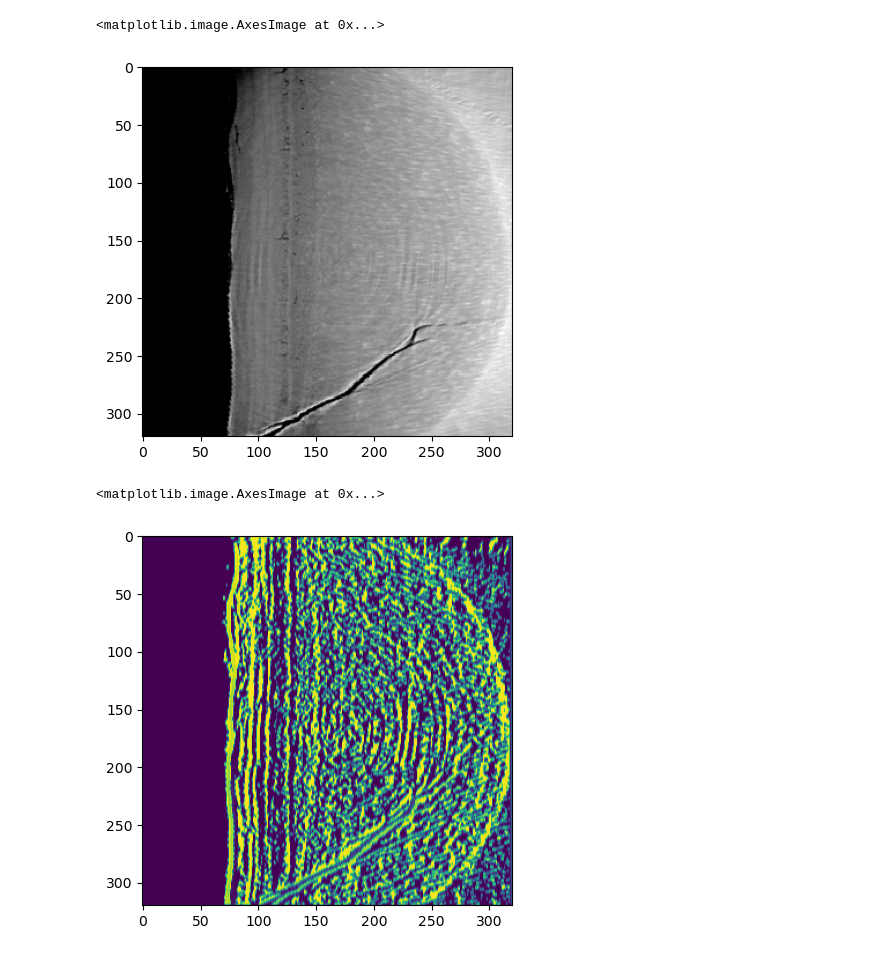
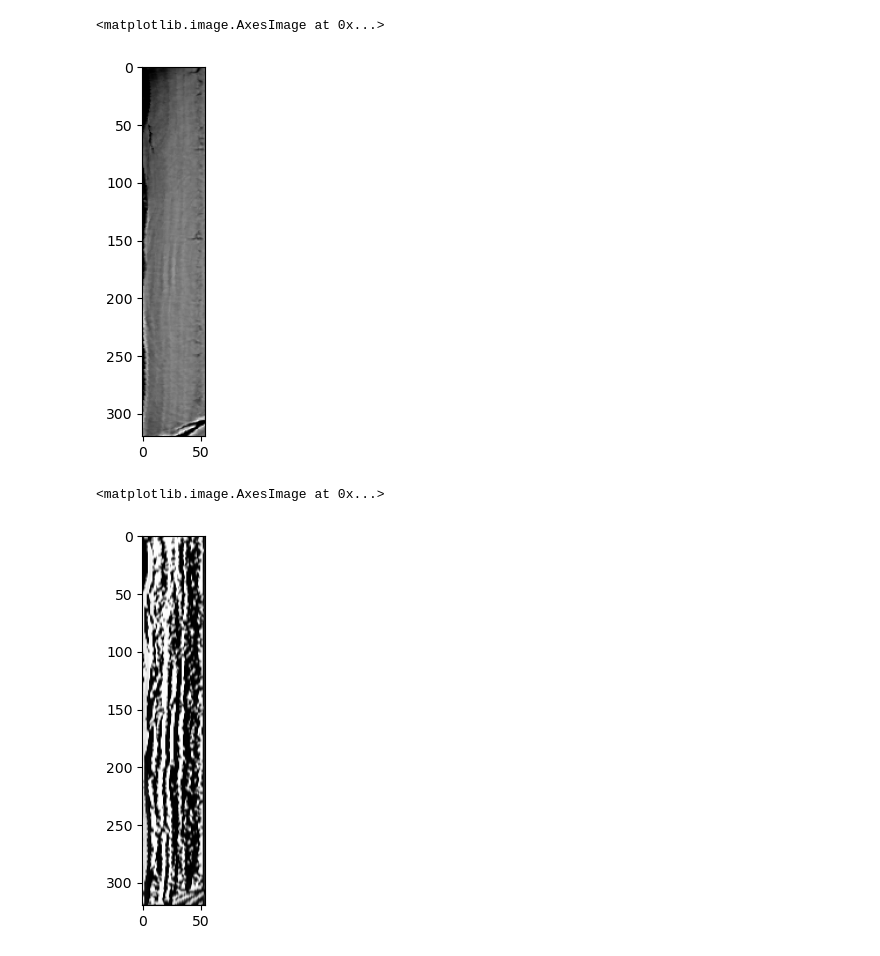
Before and after one commit to JGIBristol/cementum_imaging, a Jupyter notebook: gaussfilter.ipynb, the cells around one changed output. Cells and saved outputs as stored; diff of their text form; code cells hidden in the pictures.

```diff
--- a/gaussfilter.ipynb
+++ b/gaussfilter.ipynb
@@ -4,16 +4,16 @@
 # %%
 """
 Read in a straightened image
 
 """
 import numpy as np
 import matplotlib.pyplot as plt
 
-image = np.load("straightened_image.npy")
+image = np.load("cropped_image.npy")
 plt.imshow(image, cmap="grey")
 # %% [output]
 <matplotlib.image.AxesImage at 0x...>
-[figure, old version]
+[figure, new version]
 # %%
 """
 Apply a steerable Gaussian filter to it
@@ -23,10 +23,10 @@ from cementum import filter
 
 filtered = filter.steerable_filter(image, theta=0, sigma=1)
 
-plt.imshow(filtered)
+plt.imshow(filtered, cmap="grey")
 # %% [output]
 <matplotlib.image.AxesImage at 0x...>
-[figure, old version]
+[figure, new version]
 # %%
 """
 Apply the average of two filters to it
```
Also changed, not shown: parts of 2 cells of this notebook, 2 other files.
